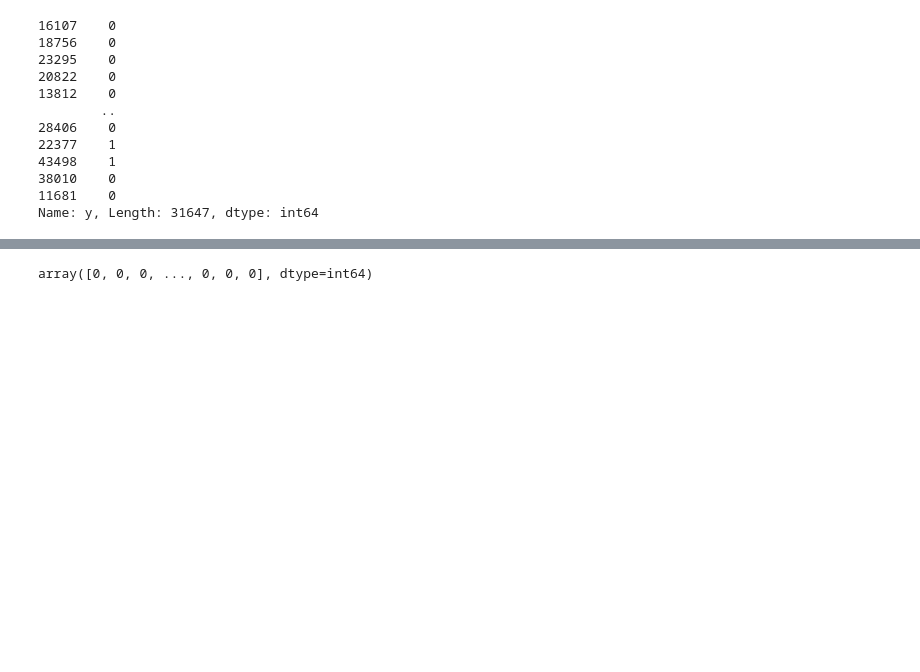
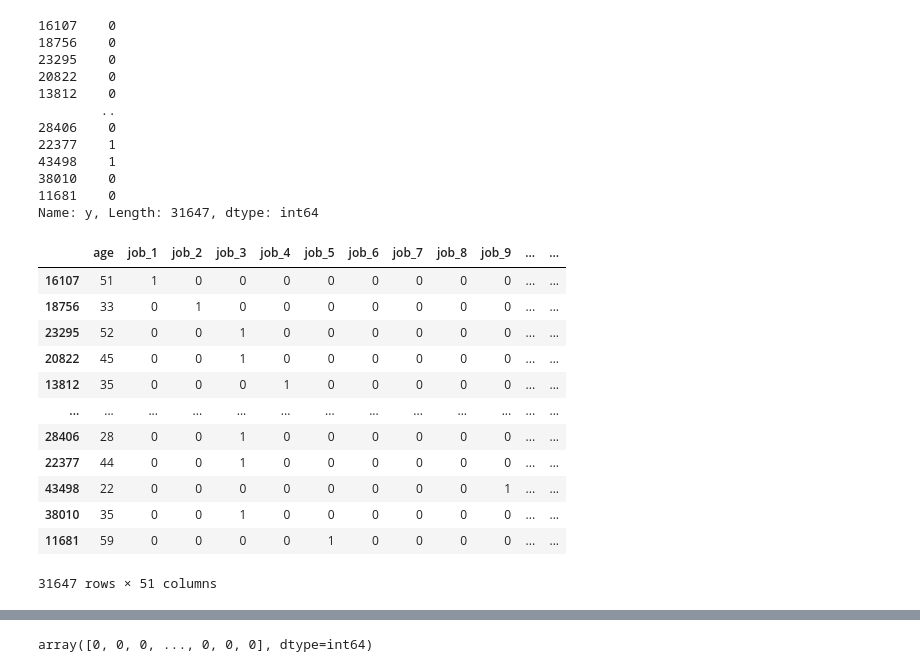
Before and after one commit to baomdoan/Classification-Practice, a Jupyter notebook: Bank Data.ipynb, the cells around one changed output, grey strips where cells are left out. Saved outputs shown, nothing was run; the diff lists cells and outputs as text; code cells hidden in the pictures; blank space fills up the shorter version.

```diff
--- a/Bank Data.ipynb
+++ b/Bank Data.ipynb
@@ -94,8 +95,6 @@ from sklearn.compose import make_column_transformer
 # %%
 # Transforming the predictors categorical values into numerical
-column_trans = make_column_transformer(
-            (OneHotEncoder(),['job','marital','education','default','housing','loan','contact','month','poutcome']),
-             remainder='passthrough')
+column_trans = ce.OneHotEncoder(cols=['job','marital','education','default','housing','loan','contact','month','poutcome'])
 # %%
 # Creating a new df with just the predictors
 bank_full_X = bank_full_df.drop(columns={'y'})
@@ -174,3 +167,21 @@ bank_y_train
 38010    0
 11681    0
 Name: y, Length: 31647, dtype: int64
+# %%
+# Transforming categorical data into numerical
+bank_X_train = column_trans.fit_transform(bank_X_train)
+bank_X_train
+# %% [output]
+|  | age | job_1 | job_2 | job_3 | job_4 | job_5 | job_6 | job_7 | job_8 | job_9 | ... | ... |
+| 16107 | 51 | 1 | 0 | 0 | 0 | 0 | 0 | 0 | 0 | 0 | ... | ... |
+| 18756 | 33 | 0 | 1 | 0 | 0 | 0 | 0 | 0 | 0 | 0 | ... | ... |
+| 23295 | 52 | 0 | 0 | 1 | 0 | 0 | 0 | 0 | 0 | 0 | ... | ... |
+| 20822 | 45 | 0 | 0 | 1 | 0 | 0 | 0 | 0 | 0 | 0 | ... | ... |
+| 13812 | 35 | 0 | 0 | 0 | 1 | 0 | 0 | 0 | 0 | 0 | ... | ... |
+| ... | ... | ... | ... | ... | ... | ... | ... | ... | ... | ... | ... | ... |
+| 28406 | 28 | 0 | 0 | 1 | 0 | 0 | 0 | 0 | 0 | 0 | ... | ... |
+| 22377 | 44 | 0 | 0 | 1 | 0 | 0 | 0 | 0 | 0 | 0 | ... | ... |
+| 43498 | 22 | 0 | 0 | 0 | 0 | 0 | 0 | 0 | 0 | 1 | ... | ... |
+| 38010 | 35 | 0 | 0 | 1 | 0 | 0 | 0 | 0 | 0 | 0 | ... | ... |
+| 11681 | 59 | 0 | 0 | 0 | 0 | 1 | 0 | 0 | 0 | 0 | ... | ... |
+31647 rows × 51 columns
```
Also changed, not shown: parts of 29 cells of this notebook.
